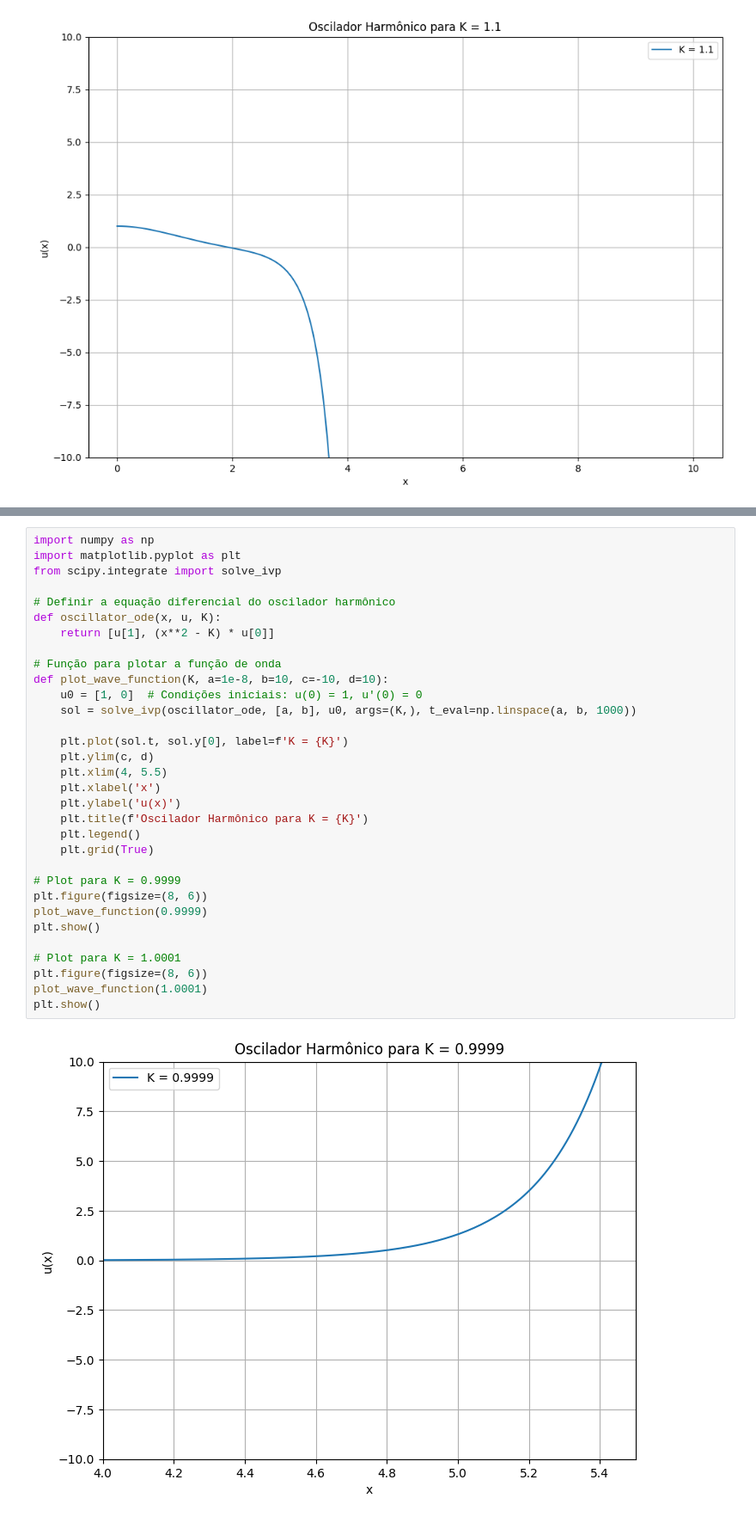
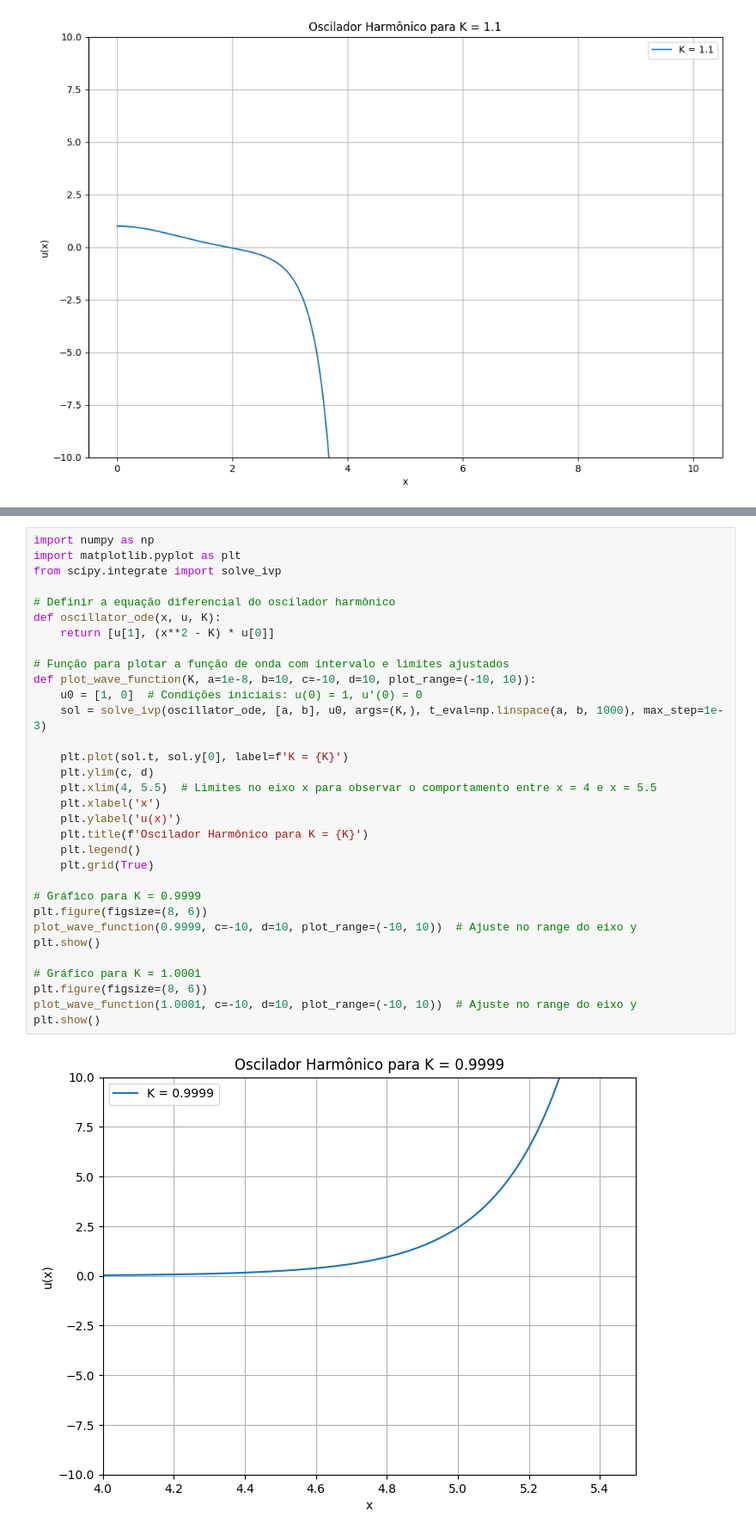
Before and after one commit to HelenaCarvalhoLeal/Quantum_Class, a Jupyter notebook: griffith_2.54.ipynb, the cells around one changed output, grey strips where cells are left out. Shown at 86% size. Cells and saved outputs as stored; diff of their text form.

```diff
--- a/griffith_2.54.ipynb
+++ b/griffith_2.54.ipynb
@@ -93,34 +48,34 @@ plt.show()
-# %%
-import numpy as np
-import matplotlib.pyplot as plt
-from scipy.integrate import solve_ivp
-
-# Definir a equação diferencial do oscilador harmônico
-def oscillator_ode(x, u, K):
-    return [u[1], (x**2 - K) * u[0]]
-
-# Função para plotar a função de onda
-def plot_wave_function(K, a=1e-8, b=10, c=-10, d=10):
-    u0 = [1, 0]  # Condições iniciais: u(0) = 1, u'(0) = 0
-    sol = solve_ivp(oscillator_ode, [a, b], u0, args=(K,), t_eval=np.linspace(a, b, 1000))
-
-    plt.plot(sol.t, sol.y[0], label=f'K = {K}')
-    plt.ylim(c, d)
-    plt.xlim(4, 5.5)
-    plt.xlabel('x')
-    plt.ylabel('u(x)')
-    plt.title(f'Oscilador Harmônico para K = {K}')
-    plt.legend()
-    plt.grid(True)
-
-# Plot para K = 0.9999
-plt.figure(figsize=(8, 6))
-plot_wave_function(0.9999)
-plt.show()
-
-# Plot para K = 1.0001
-plt.figure(figsize=(8, 6))
-plot_wave_function(1.0001)
-plt.show()
-# %% [output]
-[figure, removed]
+# %%
+import numpy as np
+import matplotlib.pyplot as plt
+from scipy.integrate import solve_ivp
+
+# Definir a equação diferencial do oscilador harmônico
+def oscillator_ode(x, u, K):
+    return [u[1], (x**2 - K) * u[0]]
+
+# Função para plotar a função de onda com intervalo e limites ajustados
+def plot_wave_function(K, a=1e-8, b=10, c=-10, d=10, plot_range=(-10, 10)):
+    u0 = [1, 0]  # Condições iniciais: u(0) = 1, u'(0) = 0
+    sol = solve_ivp(oscillator_ode, [a, b], u0, args=(K,), t_eval=np.linspace(a, b, 1000), max_step=1e-3)
+
+    plt.plot(sol.t, sol.y[0], label=f'K = {K}')
+    plt.ylim(c, d)
+    plt.xlim(4, 5.5)  # Limites no eixo x para observar o comportamento entre x = 4 e x = 5.5
+    plt.xlabel('x')
+    plt.ylabel('u(x)')
+    plt.title(f'Oscilador Harmônico para K = {K}')
+    plt.legend()
+    plt.grid(True)
+
+# Gráfico para K = 0.9999
+plt.figure(figsize=(8, 6))
+plot_wave_function(0.9999, c=-10, d=10, plot_range=(-10, 10))  # Ajuste no range do eixo y
+plt.show()
+
+# Gráfico para K = 1.0001
+plt.figure(figsize=(8, 6))
+plot_wave_function(1.0001, c=-10, d=10, plot_range=(-10, 10))  # Ajuste no range do eixo y
+plt.show()
+# %% [output]
+[figure, added]
```
Also changed, not shown: parts of 5 cells of this notebook.
